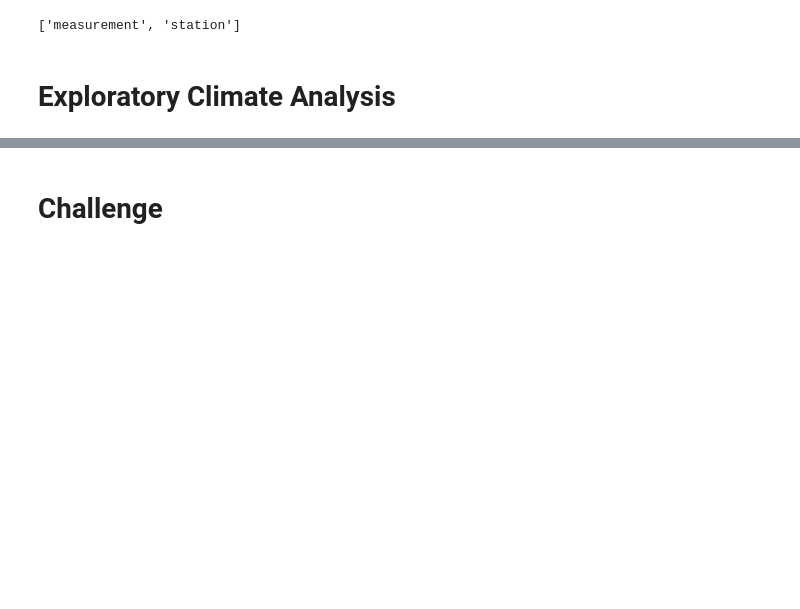
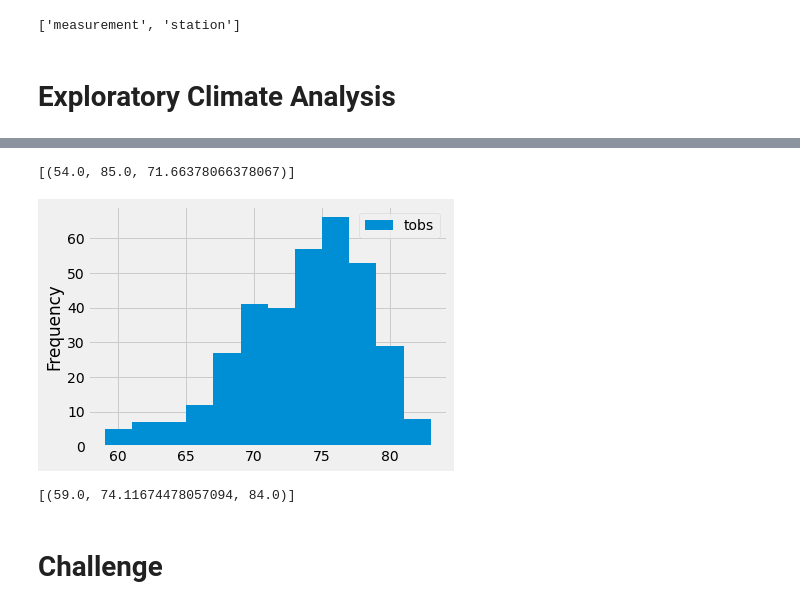
Before and after one commit to wahib453/surfs_up, a Jupyter notebook: climate_analysis.ipynb, the cells around one changed output, grey strips where cells are left out. Cells and saved outputs as stored; diff of their text form; code cells hidden in the pictures; blank space fills up the shorter version.

```diff
--- a/climate_analysis.ipynb
+++ b/climate_analysis.ipynb
@@ -60,6 +112,18 @@ session = Session(engine)
 # %%
 # Using the station id from the previous query, calculate the lowest temperature recorded,
 # highest temperature recorded, and average temperature most active station?
+session.query(func.min(Measurement.tobs), func.max(Measurement.tobs), func.avg(Measurement.tobs)).\
+filter(Measurement.station == 'USC00519281').all()
+# %% [output]
+[(54.0, 85.0, 71.66378066378067)]
 # %%
 # Choose the station with the highest number of temperature observations.
 # Query the last 12 months of temperature observation data for this station and plot the results as a histogram
+results = session.query(Measurement.tobs).\
+filter(Measurement.station == 'USC00519281').\
+filter(Measurement.date >= prev_year).all()
+df = pd.DataFrame(results, columns=['tobs'])
+df.plot.hist(bins=12)
+plt.tight_layout()
+# %% [output]
+[figure, added]
@@ -69,2 +130,17 @@ session = Session(engine)
+# %%
+# Write a function called `calc_temps` that will accept start date and end date in the format '%Y-%m-%d'
+# and return the minimum, average, and maximum temperatures for that range of dates
+def calc_temps(start_date, end_date):
+    return session.query(func.min(Measurement.tobs), func.avg(Measurement.tobs), func.max(Measurement.tobs)).\
+        filter(Measurement.date >= start_date).filter(Measurement.date <= end_date).all()
+temp_range = (calc_temps('2016-02-28', '2017-03-05'))
+print(temp_range)
+#     Date_Range = pd.date_range(start='2016-01-01', end='2017-01-01')
+#     Temp_range = session.query(Measurement.date, Measurement.tobs).filter(Measurement.date == Date_Range)
+#     session.query(func.min(Measurement.tobs), func.avg(Measurement.tobs), func.max(Measurement.tobs)).\
+#         filter(Measurement.date == Temp_range).all()
+#         # filter(Measurement.date <= end).all()
+# %% [output]
+[(59.0, 74.11674478057094, 84.0)]
 # %% [markdown]
 # Challenge
```
Also changed, not shown: parts of 6 cells of this notebook, 2 other files.
